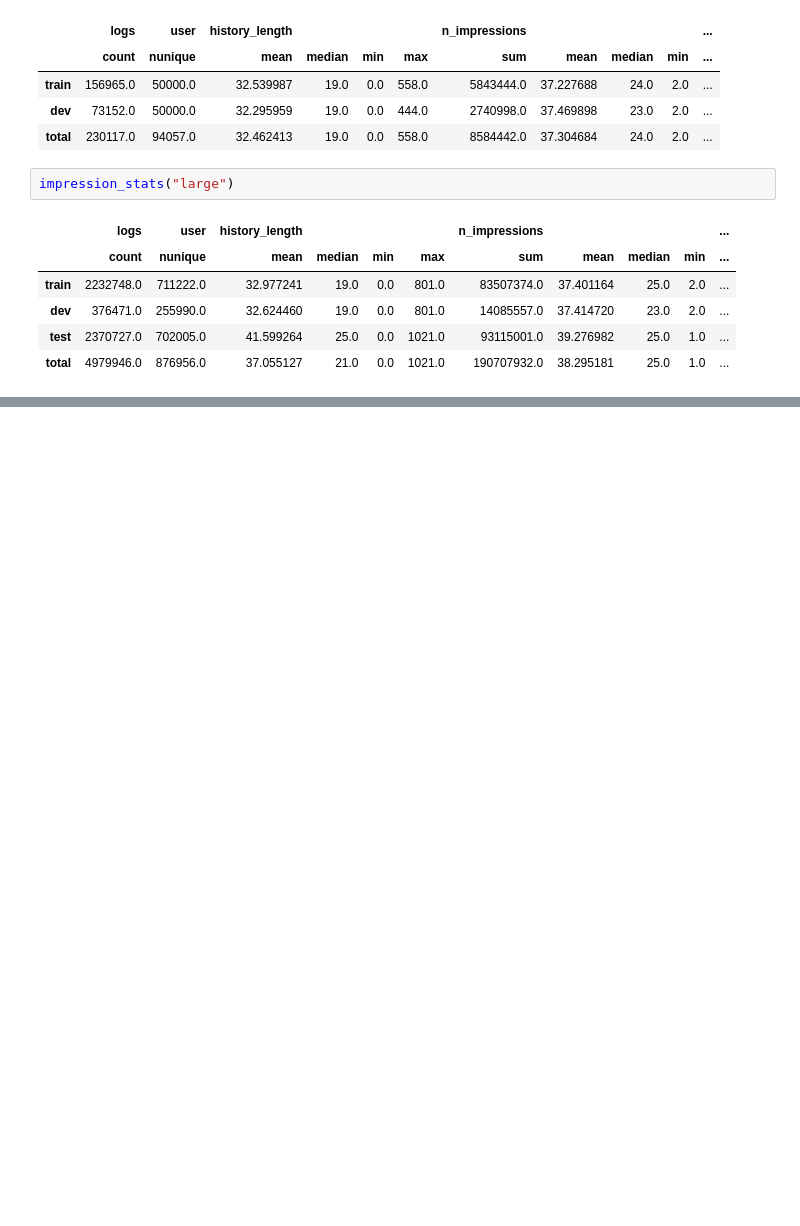
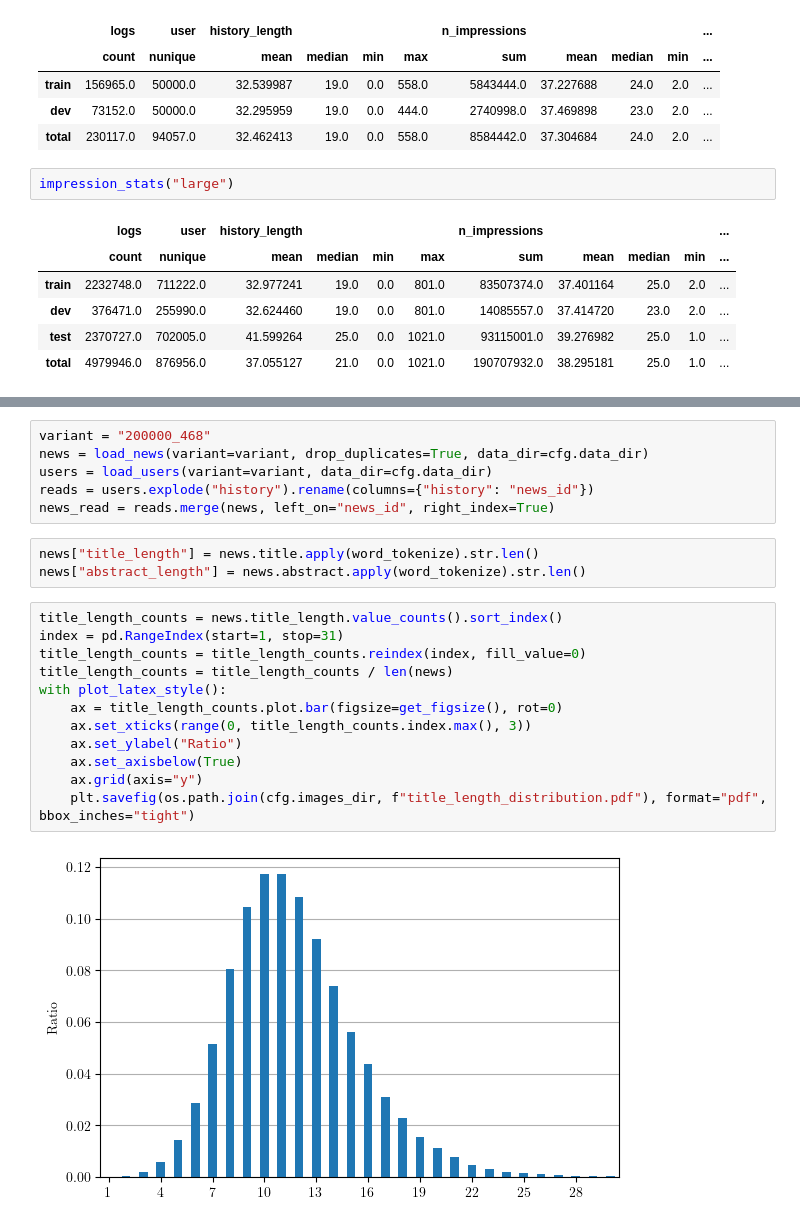
Before and after one commit to koengommers/news-recommendation, a Jupyter notebook: notebooks/Data.ipynb, the cells around one changed output, grey strips where cells are left out. Saved outputs shown, nothing was run; the diff lists cells and outputs as text; blank space fills up the shorter version.

```diff
--- a/notebooks/Data.ipynb
+++ b/notebooks/Data.ipynb
@@ -85,0 +117,23 @@ impression_stats("large")
+# %%
+variant = "200000_468"
+news = load_news(variant=variant, drop_duplicates=True, data_dir=cfg.data_dir)
+users = load_users(variant=variant, data_dir=cfg.data_dir)
+reads = users.explode("history").rename(columns={"history": "news_id"})
+news_read = reads.merge(news, left_on="news_id", right_index=True)
+# %%
+news["title_length"] = news.title.apply(word_tokenize).str.len()
+news["abstract_length"] = news.abstract.apply(word_tokenize).str.len()
+# %%
+title_length_counts = news.title_length.value_counts().sort_index()
+index = pd.RangeIndex(start=1, stop=31)
+title_length_counts = title_length_counts.reindex(index, fill_value=0)
+title_length_counts = title_length_counts / len(news)
+with plot_latex_style():
+    ax = title_length_counts.plot.bar(figsize=get_figsize(), rot=0)
+    ax.set_xticks(range(0, title_length_counts.index.max(), 3))
+    ax.set_ylabel("Ratio")
+    ax.set_axisbelow(True)
+    ax.grid(axis="y")
+    plt.savefig(os.path.join(cfg.images_dir, f"title_length_distribution.pdf"), format="pdf", bbox_inches="tight")
+# %% [output]
+[figure, added]
```
Also changed, not shown: parts of 12 cells of this notebook, 1 other file.
